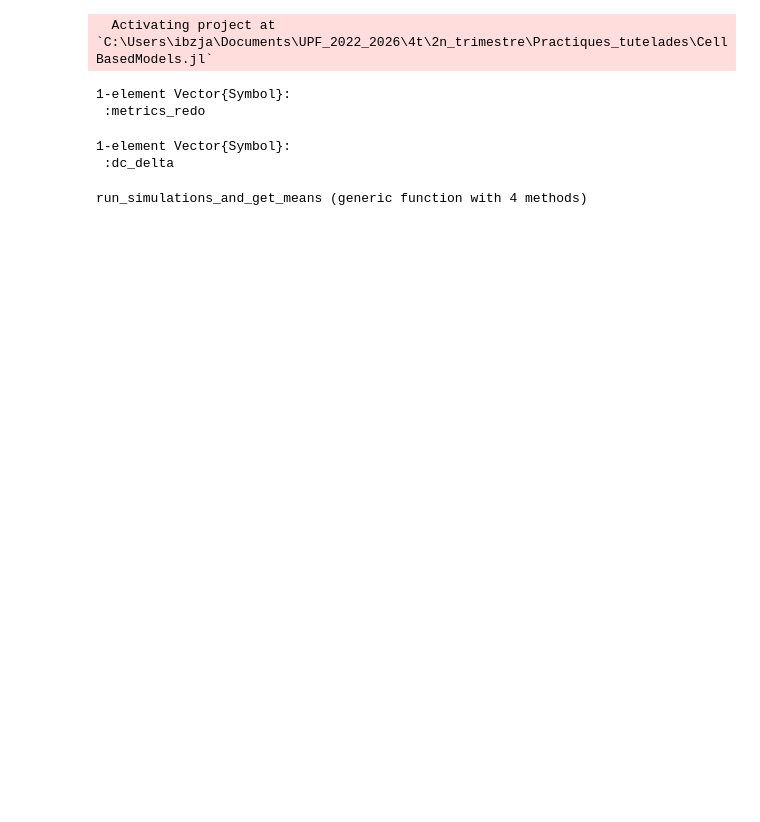
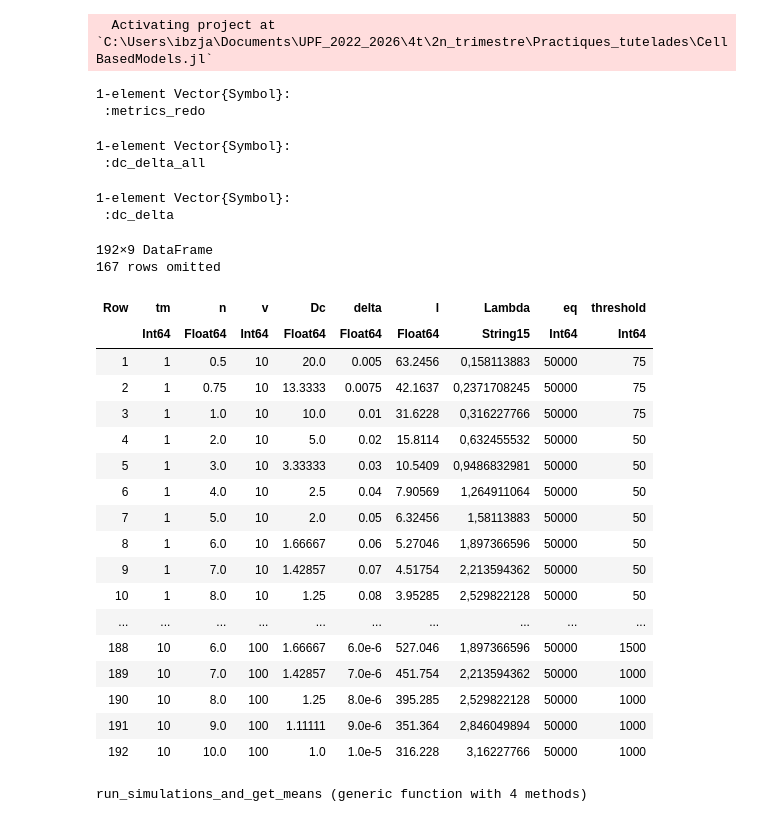
Before and after one commit to jmarib/CellBasedModels.jl, a Jupyter notebook: examples/OU_simulations.ipynb, the cells around one changed output. Cells and saved outputs as stored; diff of their text form; code cells hidden in the pictures; blank space fills up the shorter version.

```diff
--- a/examples/OU_simulations.ipynb
+++ b/examples/OU_simulations.ipynb
@@ -21,12 +21,41 @@ using LinearAlgebra
 # %% [output]
 1-element Vector{Symbol}:
  :metrics_redo
+# %%
+@load "metrics_all.jld2" metrics_all
+@load "dc_delta_all.jld2" dc_delta_all
+# %% [output]
+1-element Vector{Symbol}:
+ :dc_delta_all
 # %%
 @load "second_redo.jld2" sorted_metrics
 @load "dc_delta.jld2" dc_delta
 # %% [output]
 1-element Vector{Symbol}:
  :dc_delta
+# %%
+dc_delta = dc_delta_all[dc_delta_all.n .!= 0.25, :]
+# %% [output]
+192×9 DataFrame
+167 rows omitted
+| Row | tm | n | v | Dc | delta | l | Lambda | eq | threshold |
+|  | Int64 | Float64 | Int64 | Float64 | Float64 | Float64 | String15 | Int64 | Int64 |
+| 1 | 1 | 0.5 | 10 | 20.0 | 0.005 | 63.2456 | 0,158113883 | 50000 | 75 |
+| 2 | 1 | 0.75 | 10 | 13.3333 | 0.0075 | 42.1637 | 0,2371708245 | 50000 | 75 |
+| 3 | 1 | 1.0 | 10 | 10.0 | 0.01 | 31.6228 | 0,316227766 | 50000 | 75 |
+| 4 | 1 | 2.0 | 10 | 5.0 | 0.02 | 15.8114 | 0,632455532 | 50000 | 50 |
+| 5 | 1 | 3.0 | 10 | 3.33333 | 0.03 | 10.5409 | 0,9486832981 | 50000 | 50 |
+| 6 | 1 | 4.0 | 10 | 2.5 | 0.04 | 7.90569 | 1,264911064 | 50000 | 50 |
+| 7 | 1 | 5.0 | 10 | 2.0 | 0.05 | 6.32456 | 1,58113883 | 50000 | 50 |
+| 8 | 1 | 6.0 | 10 | 1.66667 | 0.06 | 5.27046 | 1,897366596 | 50000 | 50 |
+| 9 | 1 | 7.0 | 10 | 1.42857 | 0.07 | 4.51754 | 2,213594362 | 50000 | 50 |
+| 10 | 1 | 8.0 | 10 | 1.25 | 0.08 | 3.95285 | 2,529822128 | 50000 | 50 |
+| ... | ... | ... | ... | ... | ... | ... | ... | ... | ... |
+| 188 | 10 | 6.0 | 100 | 1.66667 | 6.0e-6 | 527.046 | 1,897366596 | 50000 | 1500 |
+| 189 | 10 | 7.0 | 100 | 1.42857 | 7.0e-6 | 451.754 | 2,213594362 | 50000 | 1000 |
+| 190 | 10 | 8.0 | 100 | 1.25 | 8.0e-6 | 395.285 | 2,529822128 | 50000 | 1000 |
+| 191 | 10 | 9.0 | 100 | 1.11111 | 9.0e-6 | 351.364 | 2,846049894 | 50000 | 1000 |
+| 192 | 10 | 10.0 | 100 | 1.0 | 1.0e-5 | 316.228 | 3,16227766 | 50000 | 1000 |
 # %%
 function simulate_OU(k, D, dt, T, r0)
     nsteps = Int(T/dt)
```
Also changed, not shown: parts of 5 cells of this notebook, 5 other files.
